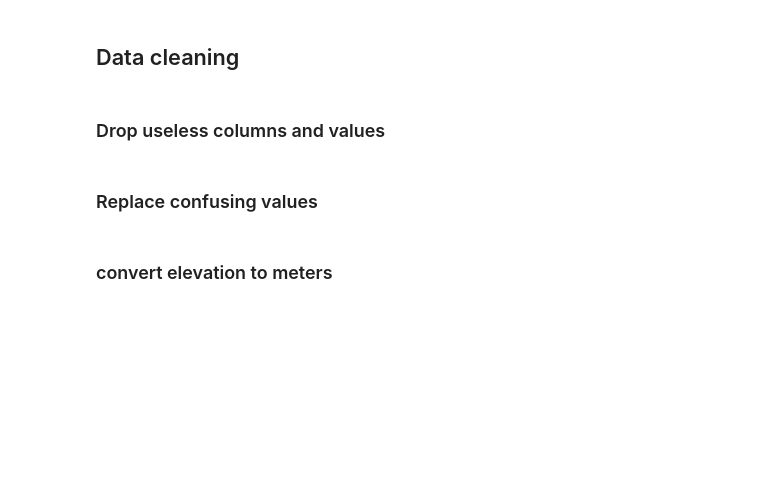
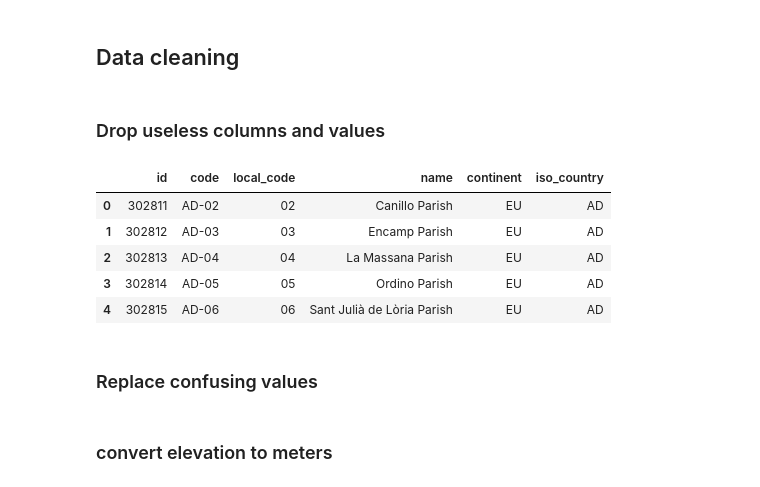
Before and after one commit to ahmedsabouni/world_airports, a Jupyter notebook: Analys.ipynb, the cells around one changed output. Drawn from its saved outputs; the diff is of its cells as text; code cells hidden in the pictures; blank space fills up the shorter version.

```diff
--- a/Analys.ipynb
+++ b/Analys.ipynb
@@ -43,10 +50,20 @@ columns:  6
 # %% [markdown]
 ### Drop useless columns and values
 # %%
-data.drop(['wikipedia_link','home_link'],axis=1,inplace=True)
+data.drop(['wikipedia_link','home_link','keywords'],axis=1,inplace=True)
+countries.drop(['wikipedia_link','keywords'],axis=1,inplace=True)
+regions.drop(['wikipedia_link','keywords'],axis=1,inplace=True)
 data=data[data['continent']!='AN'] # we will remove Antarctica because it has few airports
 countries=countries[countries['continent']!='AN']
 data=data[data['type']!='closed'] # drop closed airports
+regions=regions[regions['local_code']!='U-A'] # drop unassigned airports in regions
+# %% [output]
+|  | id | code | local_code | name | continent | iso_country |
+| 0 | 302811 | AD-02 | 02 | Canillo Parish | EU | AD |
+| 1 | 302812 | AD-03 | 03 | Encamp Parish | EU | AD |
+| 2 | 302813 | AD-04 | 04 | La Massana Parish | EU | AD |
+| 3 | 302814 | AD-05 | 05 | Ordino Parish | EU | AD |
+| 4 | 302815 | AD-06 | 06 | Sant Julià de Lòria Parish | EU | AD |
 # %% [markdown]
 ### Replace confusing values
 # %%
```
Also changed, not shown: parts of 10 cells of this notebook.
